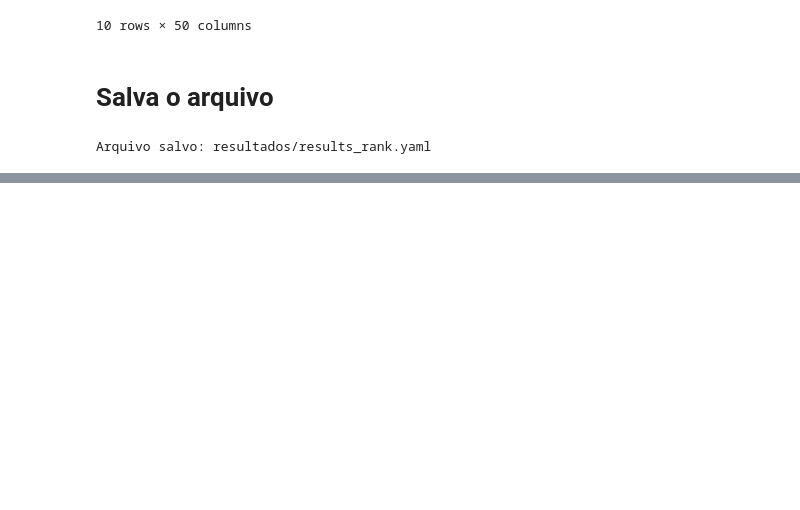
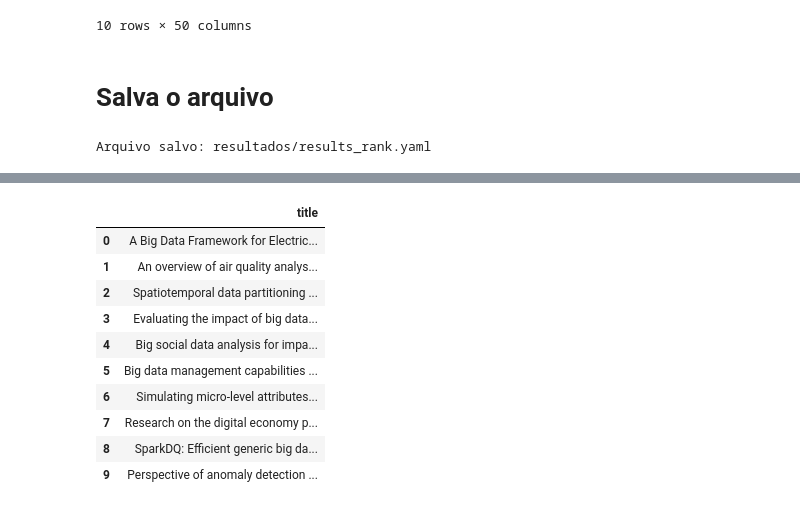
Before and after one commit to saiefert/Articles_Dataframe, a Jupyter notebook: main.ipynb, the cells around one changed output, grey strips where cells are left out. Saved outputs shown, nothing was run; the diff lists cells and outputs as text; code cells hidden in the pictures; blank space fills up the shorter version.

```diff
--- a/main.ipynb
+++ b/main.ipynb
@@ -194,0 +269,14 @@ Arquivo salvo: resultados/results_rank.yaml
+# %%
+df_query_response.head(10)
+# %% [output]
+|  | title |
+| 0 | A Big Data Framework for Electric... |
+| 1 | An overview of air quality analys... |
+| 2 | Spatiotemporal data partitioning ... |
+| 3 | Evaluating the impact of big data... |
+| 4 | Big social data analysis for impa... |
+| 5 | Big data management capabilities ... |
+| 6 | Simulating micro-level attributes... |
+| 7 | Research on the digital economy p... |
+| 8 | SparkDQ: Efficient generic big da... |
+| 9 | Perspective of anomaly detection ... |
```
Also changed, not shown: parts of 12 cells of this notebook, 6 other files.
